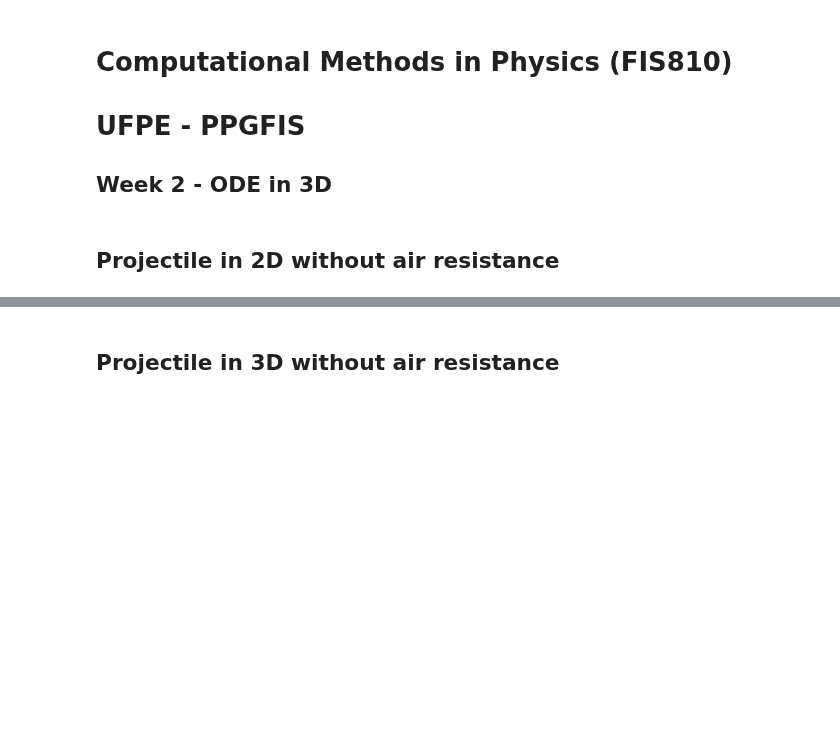
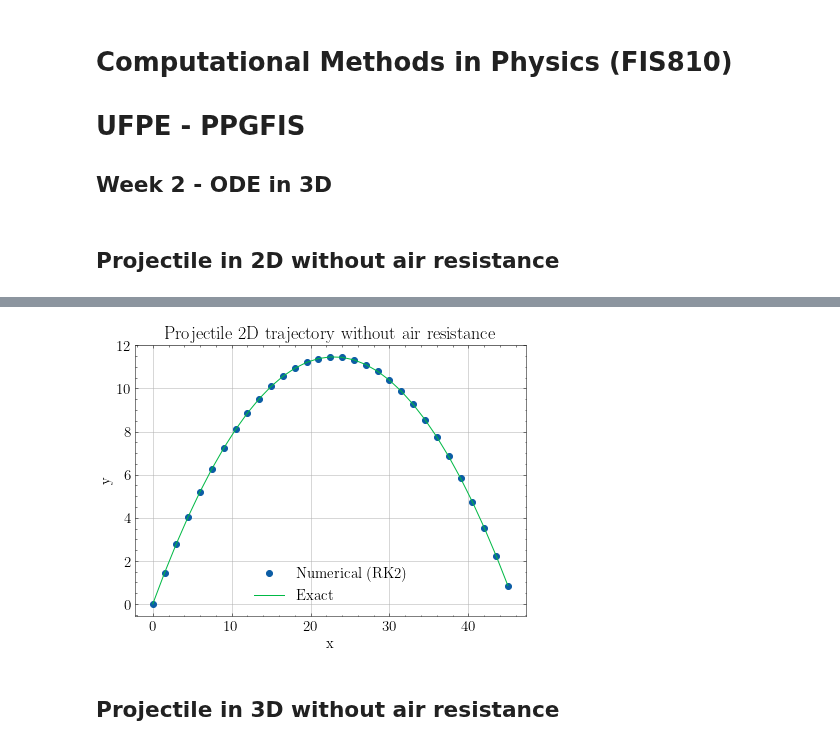
Before and after one commit to franklinzppa/fisica-computacional, a Jupyter notebook: week2.ipynb, the cells around one changed output, grey strips where cells are left out. Cells and saved outputs as stored; diff of their text form; code cells hidden in the pictures; blank space fills up the shorter version.

```diff
--- a/week2.ipynb
+++ b/week2.ipynb
@@ -70,2 +19,74 @@ plt.show()
+# %%
+dt = 0.1
+t = np.arange(0, 3.0 + dt, dt)
+
+x0 = 0.0
+y0 = 0.0
+vy0 = 15.0
+vx0 = 15.0
+
+
+def rk2(f, x, t, dt):
+    """Compute the next step using RK2."""
+    k1 = f(x, t)
+    k2 = f(x + 0.5*dt*k1, t + 0.5*dt)
+    x = x + dt*k2
+    return x
+
+
+def fy(vy_y, t):
+    vy, y = vy_y
+    g = 9.81
+
+    dvy_dt = -g
+    dy_dt = vy
+
+    return np.array([dvy_dt, dy_dt])
+
+def fx(vx_x, t):
+    vx, x = vx_x
+
+    dvx_dt = 0.0
+    dx_dt = vx
+
+    return np.array([dvx_dt, dx_dt])
+
+def free_projectile_exact(t):
+    return [x0 + vx0*t, y0 + vy0*t -0.5*9.81*t**2]
+
+
+def solve_ode(method, v0, r0, t, dt):
+    vx0, vy0 = v0
+    x0, y0 = r0
+    N = len(t)
+
+    x = np.zeros(N)
+    y = np.zeros(N)
+    vx = np.zeros(N)
+    vy = np.zeros(N)
+
+    x[0] = x0
+    vx[0] = vx0
+    y[0] = y0
+    vy[0] = vy0
+
+    for i in range(N-1):
+        vx[i+1], x[i+1] = method(fx, (vx[i], x[i]), t[i], dt)
+        vy[i+1], y[i+1] = method(fy, (vy[i], y[i]), t[i], dt)
+
+    return (vx, vy, x, y)
+
+vx, vy, x, y = solve_ode(rk2, (vx0, vy0), (x0, y0), t, dt)
+
+plt.plot(x,y, marker='o', linestyle='', label='Numerical (RK2)')
+plt.plot(free_projectile_exact(t)[0], free_projectile_exact(t)[1], label='Exact')
+plt.xlabel('x')
+plt.ylabel('y')
+plt.title('Projectile 2D trajectory without air resistance')
+plt.grid()
+plt.legend()
+plt.show()
+# %% [output]
+[figure, added]
 # %% [markdown]
 ## Projectile in 3D without air resistance
```
Also changed, not shown: parts of 5 cells of this notebook.
